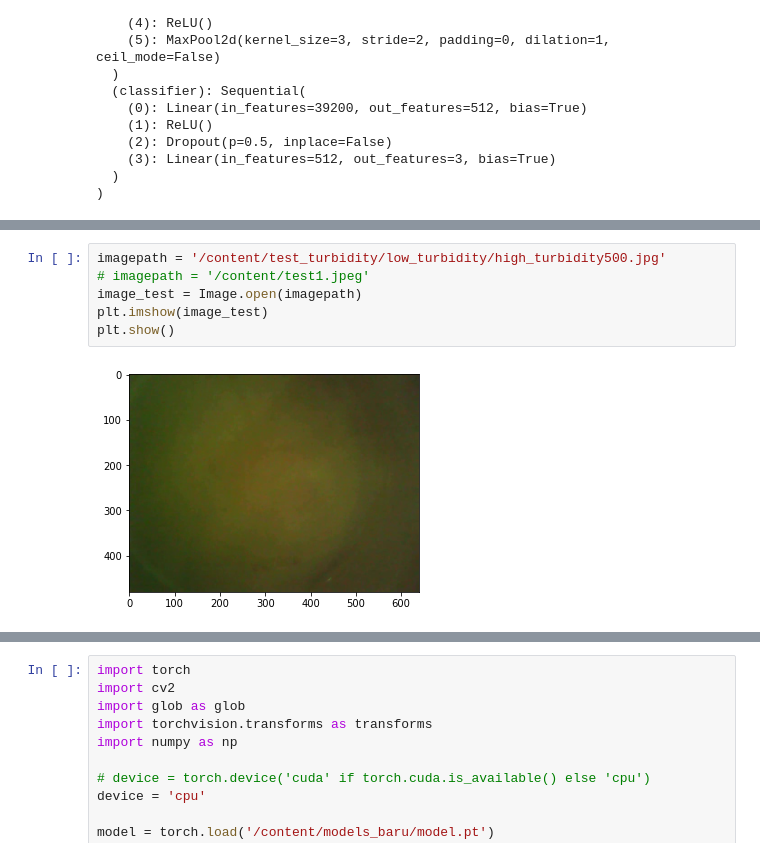
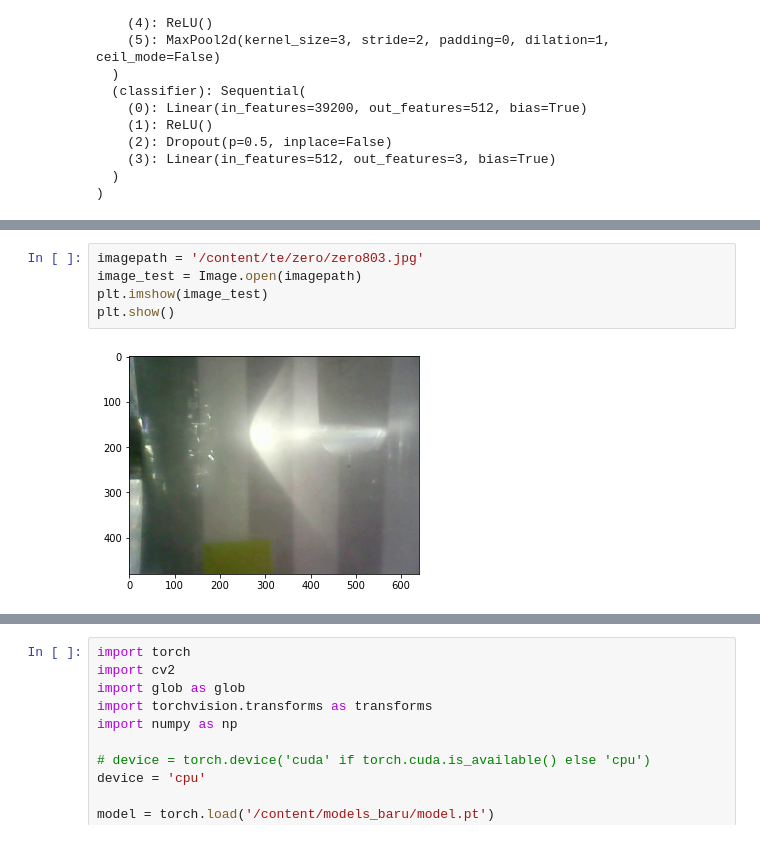
Before and after one commit to rammafitra/PyTorch_Model_DeepLearning_scratch, a Jupyter notebook: CNN_Multi_Classification_Water_Turbidity.ipynb, the cells around one changed output, grey strips where cells are left out. Drawn from its saved outputs; the diff is of its cells as text.

```diff
--- a/CNN_Multi_Classification_Water_Turbidity.ipynb
+++ b/CNN_Multi_Classification_Water_Turbidity.ipynb
@@ -258,12 +252,11 @@ test loss 0.00026038288140969943
 test accuracy 1.0
 # %%
-imagepath = '/content/test_turbidity/low_turbidity/high_turbidity500.jpg'
-# imagepath = '/content/test1.jpeg'
+imagepath = '/content/te/zero/zero803.jpg'
 image_test = Image.open(imagepath)
 plt.imshow(image_test)
 plt.show()
 # %% [output]
-[figure, old version]
+[figure, new version]
 # %%
 image_transformed = test_transform(image_test)
 image_transformed = image_transformed.unsqueeze(0).to(device)
```
Also changed, not shown: parts of 15 cells of this notebook.
